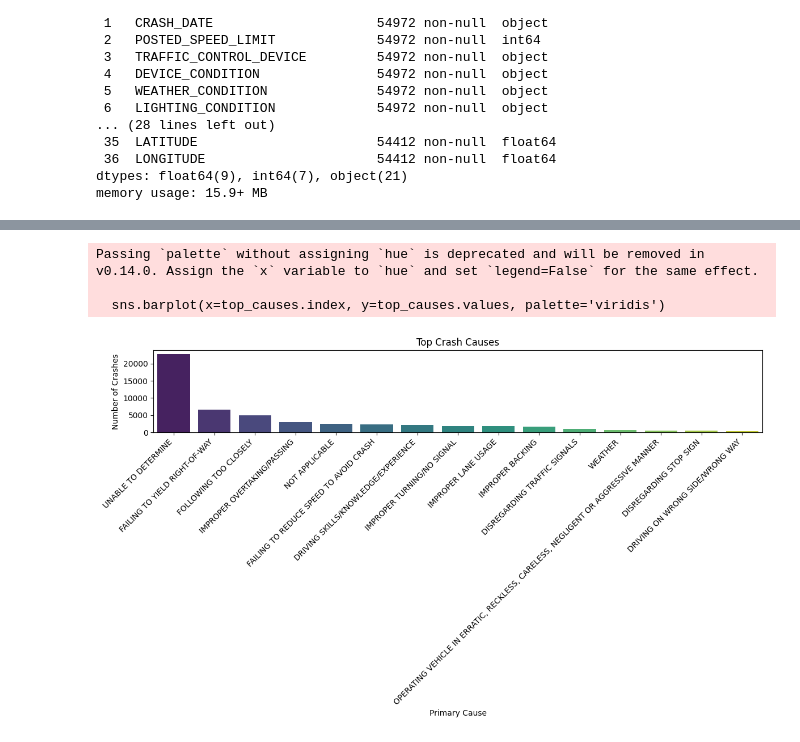
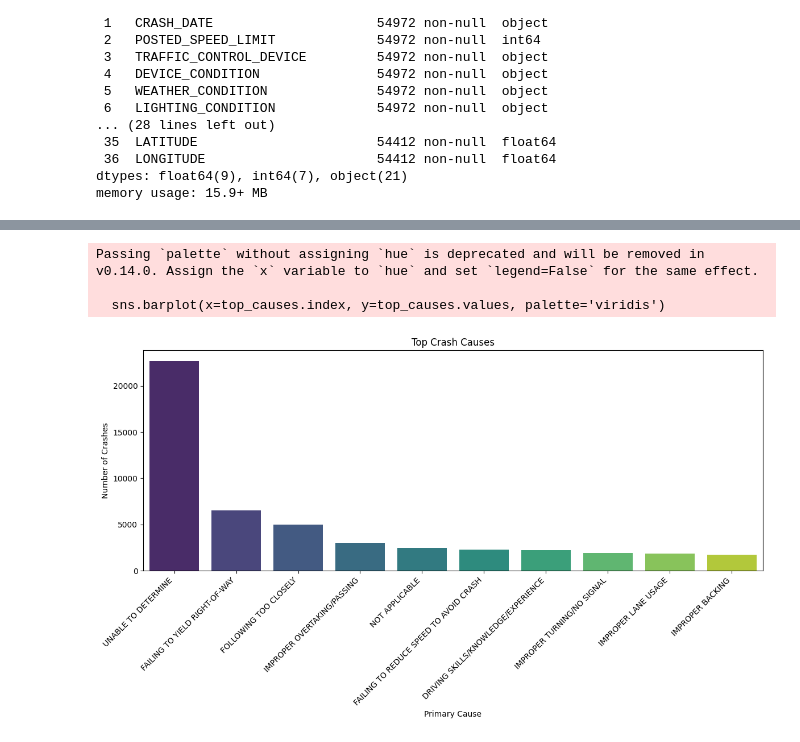
Before and after one commit to TheCraw08/ConradWilson_TCS, a Jupyter notebook: Conrad_Wilson.ipynb, the cells around one changed output, grey strips where cells are left out. Drawn from its saved outputs; the diff is of its cells as text; code cells hidden in the pictures.

```diff
--- a/Conrad_Wilson.ipynb
+++ b/Conrad_Wilson.ipynb
@@ -83,18 +83,18 @@ df.describe()
 | 75% | 30.000000 | 5467.000000 | 1824.000000 | 2.000000 | 11.000000 | 0.000000 | ... |
 | max | 65.000000 | 13799.000000 | 6100.000000 | 14.000000 | 12.000000 | 16.000000 | ... |
 # %%
-top_causes = df['PRIM_CONTRIBUTORY_CAUSE'].value_counts().nlargest(15)
+top_causes = df['PRIM_CONTRIBUTORY_CAUSE'].value_counts().nlargest(10)
 
 plt.figure(figsize=(12, 7))
 sns.barplot(x=top_causes.index, y=top_causes.values, palette='viridis')
 plt.title('Top Crash Causes')
 plt.xlabel('Primary Cause')
 plt.ylabel('Number of Crashes')
 plt.xticks(rotation=45, ha='right')
 plt.tight_layout()
 plt.show()
 # %% [output]
 Passing `palette` without assigning `hue` is deprecated and will be removed in v0.14.0. Assign the `x` variable to `hue` and set `legend=False` for the same effect.
 
   sns.barplot(x=top_causes.index, y=top_causes.values, palette='viridis')
-[figure, old version]
+[figure, new version]
```
Also changed, not shown: parts of 3 cells of this notebook.
